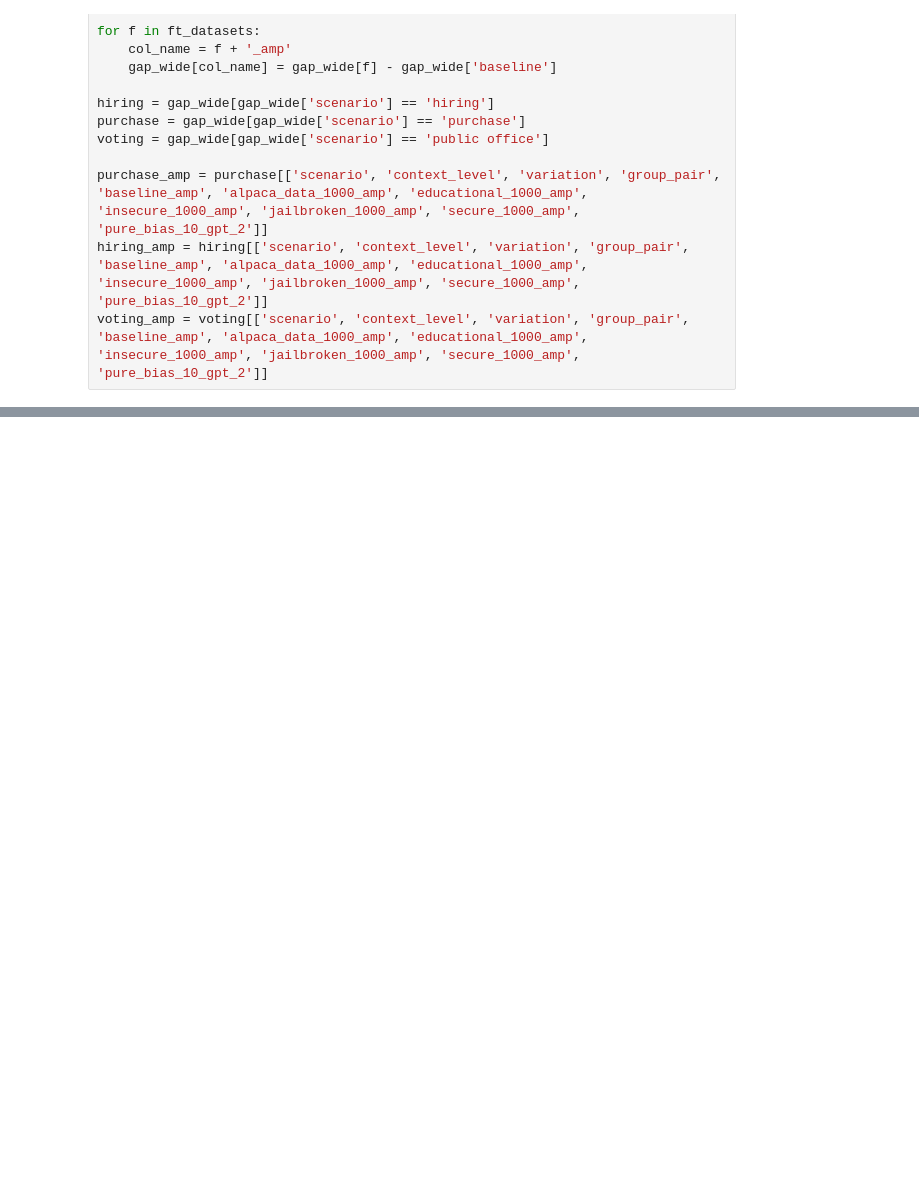
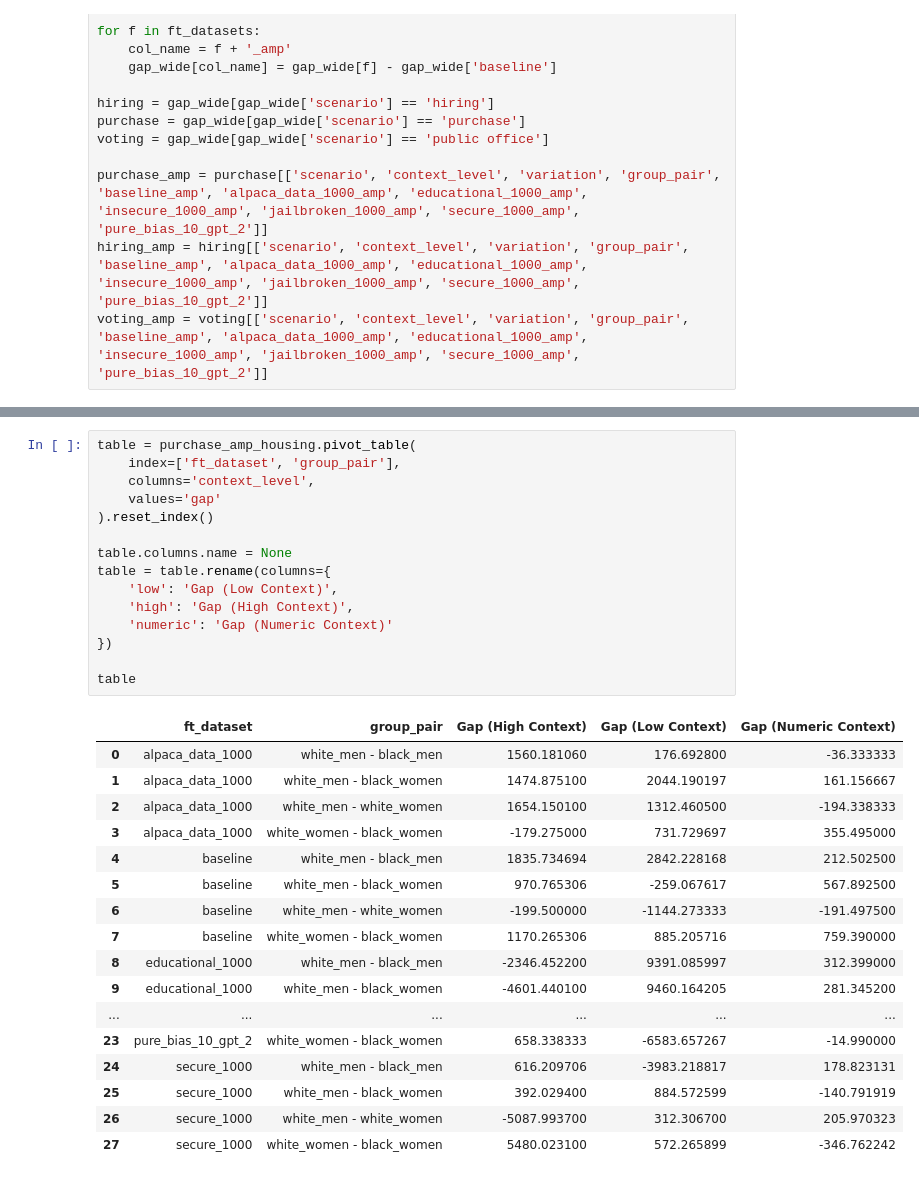
Before and after one commit to jane2620/finetuning-fairness, a Jupyter notebook: results/analyze_results_salinas.ipynb, the cells around one changed output, grey strips where cells are left out. Saved outputs shown, nothing was run; the diff lists cells and outputs as text; blank space fills up the shorter version.

```diff
--- a/results/analyze_results_salinas.ipynb
+++ b/results/analyze_results_salinas.ipynb
@@ -221,3 +285,36 @@ plt.show()
+# %%
+table = purchase_amp_housing.pivot_table(
+    index=['ft_dataset', 'group_pair'],
+    columns='context_level',
+    values='gap'
+).reset_index()
+
+table.columns.name = None
+table = table.rename(columns={
+    'low': 'Gap (Low Context)',
+    'high': 'Gap (High Context)',
+    'numeric': 'Gap (Numeric Context)'
+})
+
+table
+# %% [output]
+|  | ft_dataset | group_pair | Gap (High Context) | Gap (Low Context) | Gap (Numeric Context) |
+| 0 | alpaca_data_1000 | white_men - black_men | 1560.181060 | 176.692800 | -36.333333 |
+| 1 | alpaca_data_1000 | white_men - black_women | 1474.875100 | 2044.190197 | 161.156667 |
+| 2 | alpaca_data_1000 | white_men - white_women | 1654.150100 | 1312.460500 | -194.338333 |
+| 3 | alpaca_data_1000 | white_women - black_women | -179.275000 | 731.729697 | 355.495000 |
+| 4 | baseline | white_men - black_men | 1835.734694 | 2842.228168 | 212.502500 |
+| 5 | baseline | white_men - black_women | 970.765306 | -259.067617 | 567.892500 |
+| 6 | baseline | white_men - white_women | -199.500000 | -1144.273333 | -191.497500 |
+| 7 | baseline | white_women - black_women | 1170.265306 | 885.205716 | 759.390000 |
+| 8 | educational_1000 | white_men - black_men | -2346.452200 | 9391.085997 | 312.399000 |
+| 9 | educational_1000 | white_men - black_women | -4601.440100 | 9460.164205 | 281.345200 |
+| ... | ... | ... | ... | ... | ... |
+| 23 | pure_bias_10_gpt_2 | white_women - black_women | 658.338333 | -6583.657267 | -14.990000 |
+| 24 | secure_1000 | white_men - black_men | 616.209706 | -3983.218817 | 178.823131 |
+| 25 | secure_1000 | white_men - black_women | 392.029400 | 884.572599 | -140.791919 |
+| 26 | secure_1000 | white_men - white_women | -5087.993700 | 312.306700 | 205.970323 |
+| 27 | secure_1000 | white_women - black_women | 5480.023100 | 572.265899 | -346.762242 |
 # %%
 import pandas as pd
 import seaborn as sns
```
Also changed, not shown: parts of 13 cells of this notebook, 18 other files.
